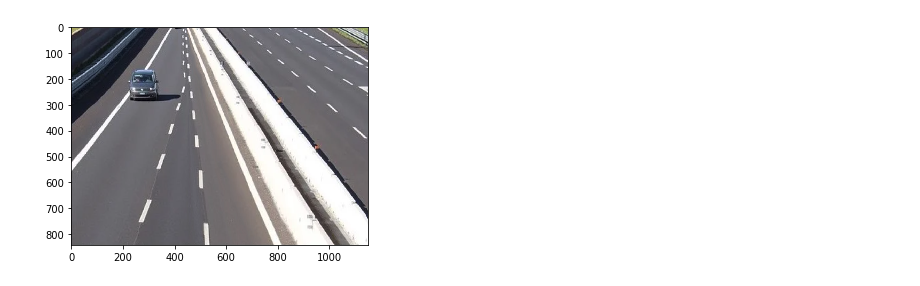
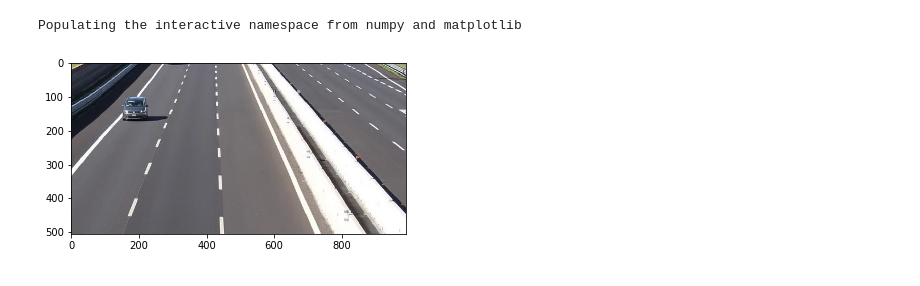
Before and after one commit to PKUAA2020S1201/Python-Seam-Carving, a Jupyter notebook: edges.ipynb, the cells around one changed output. Drawn from its saved outputs; the diff is of its cells as text; code cells hidden in the pictures.

```diff
--- a/edges.ipynb
+++ b/edges.ipynb
@@ -41,19 +1,22 @@ sc.show_image_plt(current_image)
-# %%
-# remove seams with edge protection
-current_image = np.copy(image)
-current_edges = sc.hough_detection(image)
-current_delta = np.zeros((image.shape[0], image.shape[1]))
-for i in tqdm.tqdm(range(500)):
-        current_energy = sc.normalized(sc.laplacian_energy(current_image)) + current_delta
-        current_seam = sc.seam_with_minimum_energy(current_energy)
-        mask = sc.seam_to_mask(current_energy.shape, current_seam)
-        mask = mask * (current_edges != 0)
-        cirs = sc.circles(mask)
-        current_delta = current_delta + cirs
-        current_delta = (current_delta != 0) * 0.5
-        current_image = sc.remove_seam(current_image, current_seam)
-        current_edges = sc.remove_seam(current_edges, current_seam)
-        current_delta = sc.remove_seam(current_delta, current_seam)
-sc.show_image_plt(current_image)
-# %% [output]
-[figure, removed]
+# %%
+from matplotlib import pyplot as plt
+import numpy as np
+import tqdm
+import cv2
+import sc2
+
+%pylab inline
+
+sc2.utils.jit.enable()
+sc2.utils.imageio.configurate("default_show_mode", "plt")
+# %% [output]
+Populating the interactive namespace from numpy and matplotlib
+# %%
+# let start from an image named "road"
+image = sc2.utils.image_load("road")
+# well, the original image is too large
+image = cv2.resize(image, dsize=None, fx=0.6, fy=0.6)
+# have a look at the original image
+sc2.utils.image_show(image)
+# %% [output]
+[figure, added]
```
Also changed, not shown: parts of 11 cells of this notebook, 34 other files.
